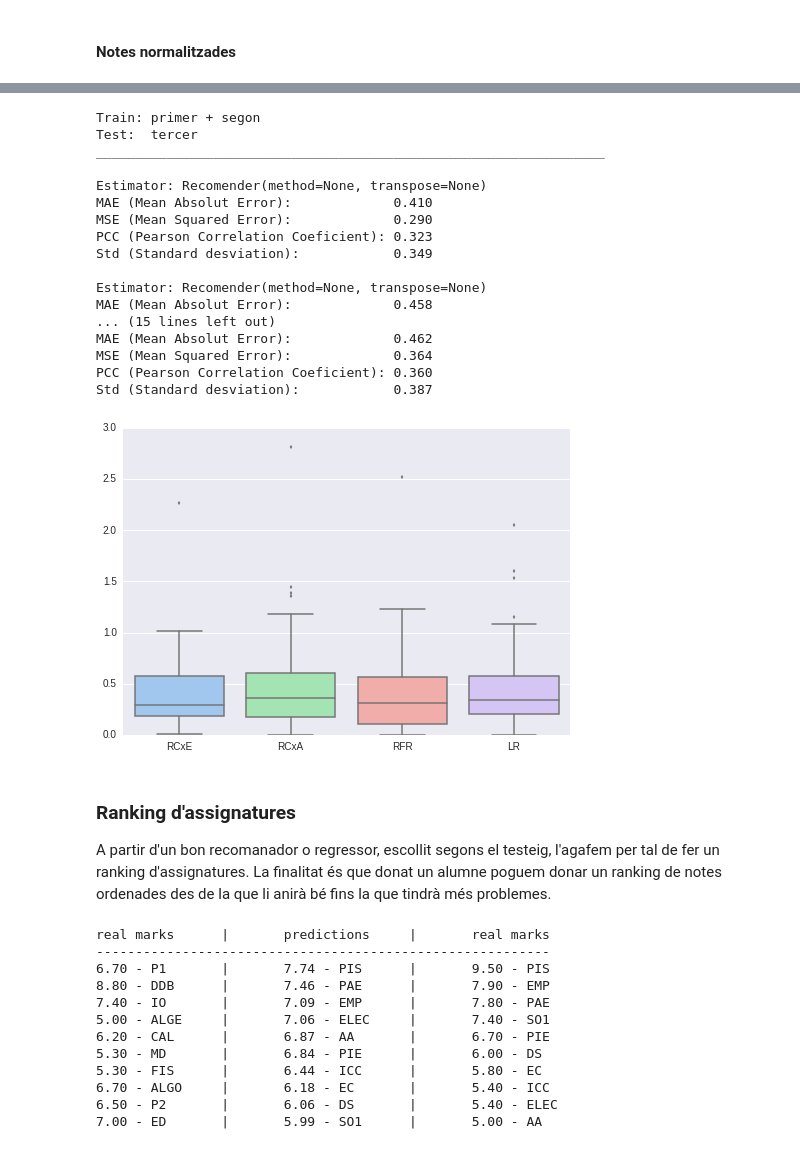
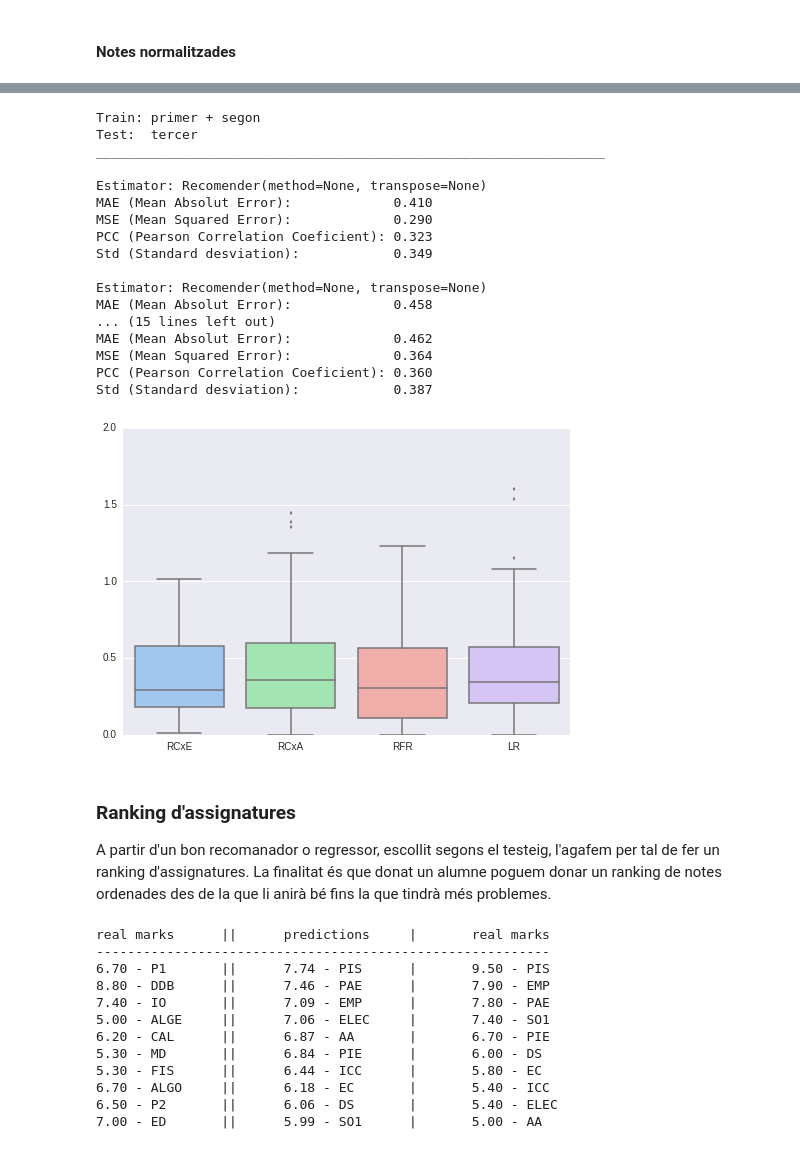
Before and after one commit to pid-ub/pid-UB, a Jupyter notebook: questions/questions-xavi/Question2-recomender.ipynb, the cells around one changed output, grey strips where cells are left out. Saved outputs shown, nothing was run; the diff lists cells and outputs as text; code cells hidden in the pictures.

```diff
--- a/questions/questions-xavi/Question2-recomender.ipynb
+++ b/questions/questions-xavi/Question2-recomender.ipynb
@@ -369,35 +369,35 @@ Std (Standard desviation):            0.224
 # %%
 print "Train: primer + segon"
 print "Test:  tercer"
 print "_________________________________________________________________"
 print
 rs = []
 for e  in estimators:
     print "Estimator:", e
     rs.append(benchmark(primer_segon_norm.values, tercer_norm.values, e))
     print
 g = sbn.boxplot(rs, color='pastel', names=estimators_lbl)
-g.set(ylim=(0, 3))
+g.set(ylim=(0, 2))
 sbn.despine(trim=True)
 # %% [output]
 Train: primer + segon
 Test:  tercer
 _________________________________________________________________
 
 Estimator: Recomender(method=None, transpose=None)
 MAE (Mean Absolut Error):             0.410
 MSE (Mean Squared Error):             0.290
 PCC (Pearson Correlation Coeficient): 0.323
 Std (Standard desviation):            0.349
 
 Estimator: Recomender(method=None, transpose=None)
 MAE (Mean Absolut Error):             0.458
 ... (15 lines left out)
 MAE (Mean Absolut Error):             0.462
 MSE (Mean Squared Error):             0.364
 PCC (Pearson Correlation Coeficient): 0.360
 Std (Standard desviation):            0.387
-[figure, old version]
+[figure, new version]
 # %% [markdown]
 ### Ranking d'assignatures
 
@@ -447,20 +447,20 @@ segon_train = segon.drop(a)
 
 # call function
 s = ranking_notes(primer_train.values, segon_train.values, alumne_primer, estimator, assigs2_lbl)
-print "real marks\t|\tpredictions\t|\treal marks"
+print "real marks\t||\tpredictions\t|\treal marks"
 print "----------------------------------------------------------"
 for ((mark1, subject1), (mark2, subject2)), (mark3, subject3) in zip(zip(zip(alumne_primer,assigs1_lbl), s),alumne_segon):
-    print "%.2f - %s\t|\t%.2f - %s\t|\t%.2f - %s" % (mark1, subject1, mark2, subject2, mark3, subject3)
+    print "%.2f - %s\t||\t%.2f - %s\t|\t%.2f - %s" % (mark1, subject1, mark2, subject2, mark3, subject3)
 # %% [output]
-real marks      |       predictions     |       real marks
+real marks      ||      predictions     |       real marks
 ----------------------------------------------------------
-6.70 - P1       |       7.74 - PIS      |       9.50 - PIS
-8.80 - DDB      |       7.46 - PAE      |       7.90 - EMP
-7.40 - IO       |       7.09 - EMP      |       7.80 - PAE
-5.00 - ALGE     |       7.06 - ELEC     |       7.40 - SO1
-6.20 - CAL      |       6.87 - AA       |       6.70 - PIE
-5.30 - MD       |       6.84 - PIE      |       6.00 - DS
-5.30 - FIS      |       6.44 - ICC      |       5.80 - EC
-6.70 - ALGO     |       6.18 - EC       |       5.40 - ICC
-6.50 - P2       |       6.06 - DS       |       5.40 - ELEC
-7.00 - ED       |       5.99 - SO1      |       5.00 - AA
+6.70 - P1       ||      7.74 - PIS      |       9.50 - PIS
+8.80 - DDB      ||      7.46 - PAE      |       7.90 - EMP
+7.40 - IO       ||      7.09 - EMP      |       7.80 - PAE
+5.00 - ALGE     ||      7.06 - ELEC     |       7.40 - SO1
+6.20 - CAL      ||      6.87 - AA       |       6.70 - PIE
+5.30 - MD       ||      6.84 - PIE      |       6.00 - DS
+5.30 - FIS      ||      6.44 - ICC      |       5.80 - EC
+6.70 - ALGO     ||      6.18 - EC       |       5.40 - ICC
+6.50 - P2       ||      6.06 - DS       |       5.40 - ELEC
+7.00 - ED       ||      5.99 - SO1      |       5.00 - AA
```
Also changed, not shown: parts of 3 cells of this notebook, 3 other files.
